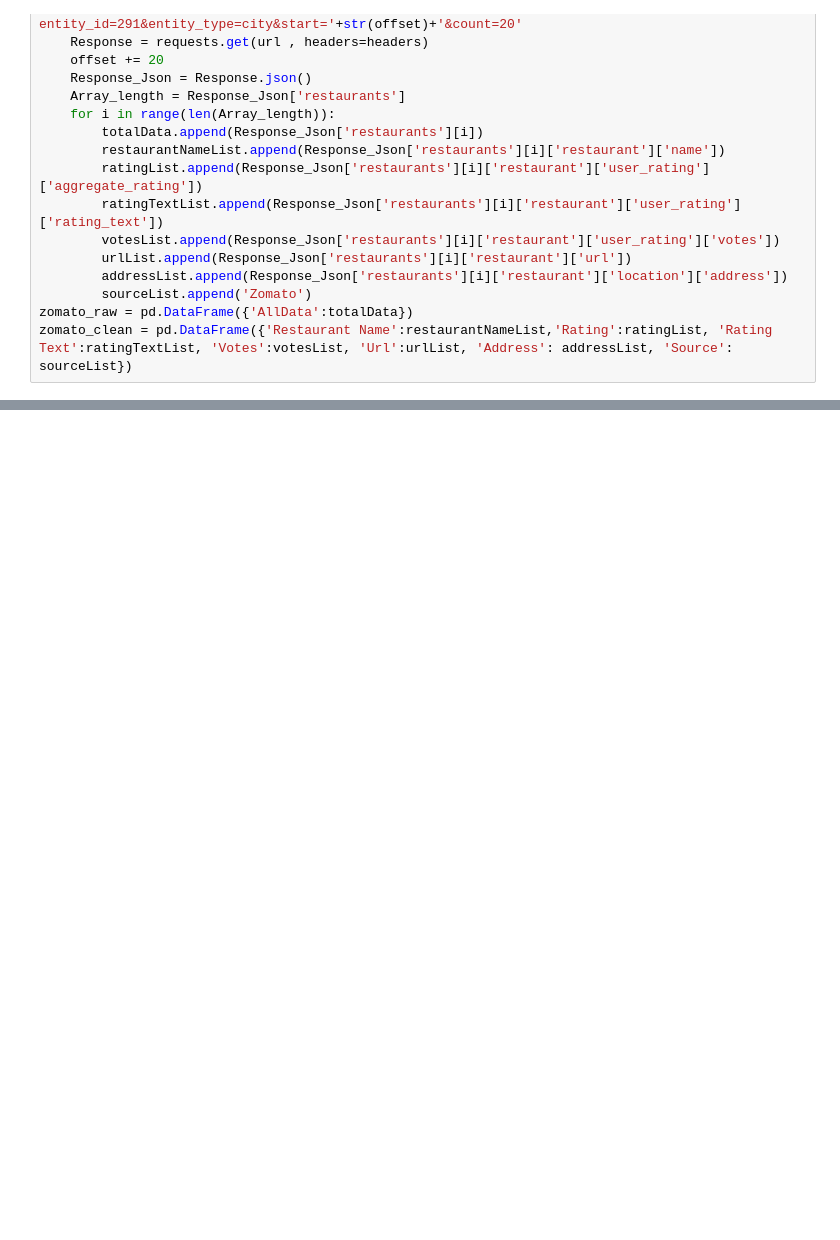
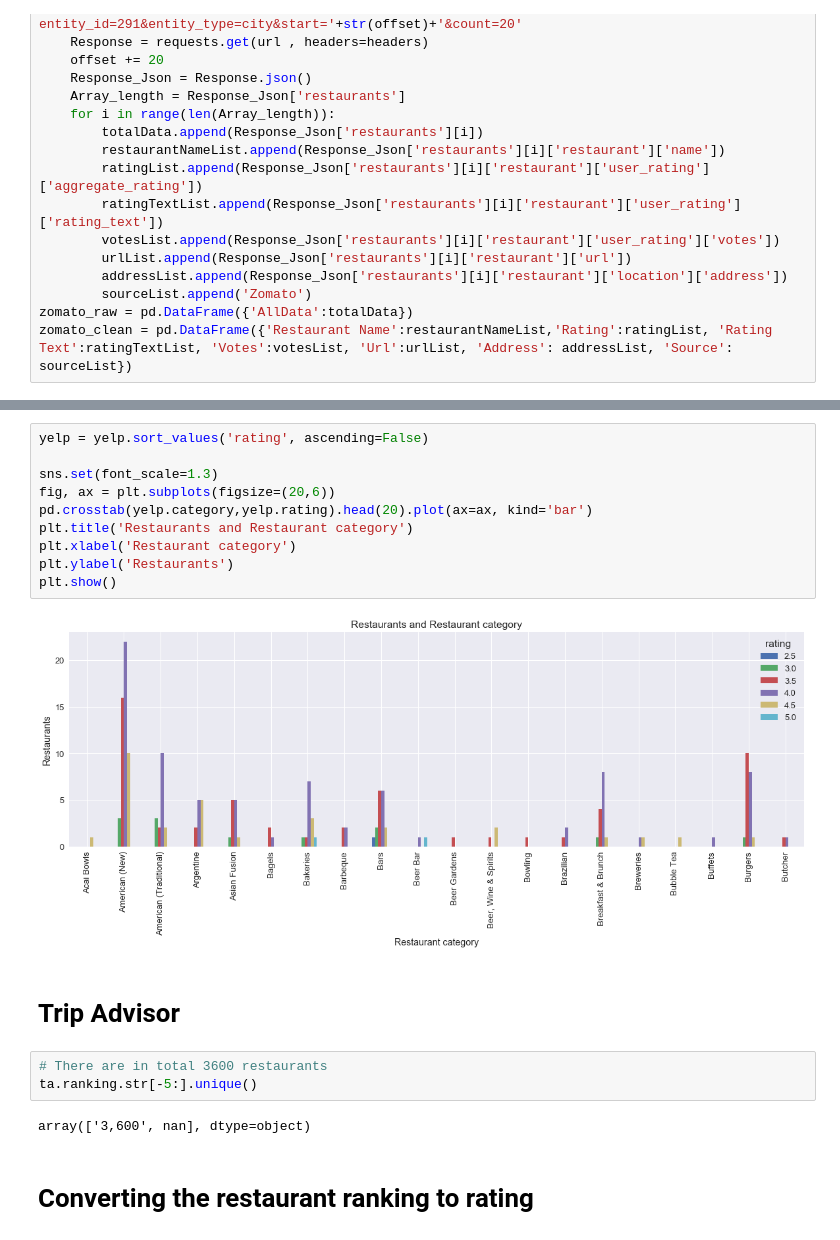
Before and after one commit to imjuoy/HungryGator, a Jupyter notebook: src/Final_Collated_Source_Code.ipynb, the cells around one changed output, grey strips where cells are left out. Cells and saved outputs as stored; diff of their text form; blank space fills up the shorter version.

```diff
--- a/src/Final_Collated_Source_Code.ipynb
+++ b/src/Final_Collated_Source_Code.ipynb
@@ -162,0 +239,21 @@ writer.close()
+# %%
+yelp = yelp.sort_values('rating', ascending=False)
+
+sns.set(font_scale=1.3)
+fig, ax = plt.subplots(figsize=(20,6))
+pd.crosstab(yelp.category,yelp.rating).head(20).plot(ax=ax, kind='bar')
+plt.title('Restaurants and Restaurant category')
+plt.xlabel('Restaurant category')
+plt.ylabel('Restaurants')
+plt.show()
+# %% [output]
+[figure, added]
+# %% [markdown]
+# Trip Advisor
+# %%
+# There are in total 3600 restaurants
+ta.ranking.str[-5:].unique()
+# %% [output]
+array(['3,600', nan], dtype=object)
+# %% [markdown]
+# Converting the restaurant ranking to rating
```
Also changed, not shown: parts of 31 cells of this notebook, 2 other files.
